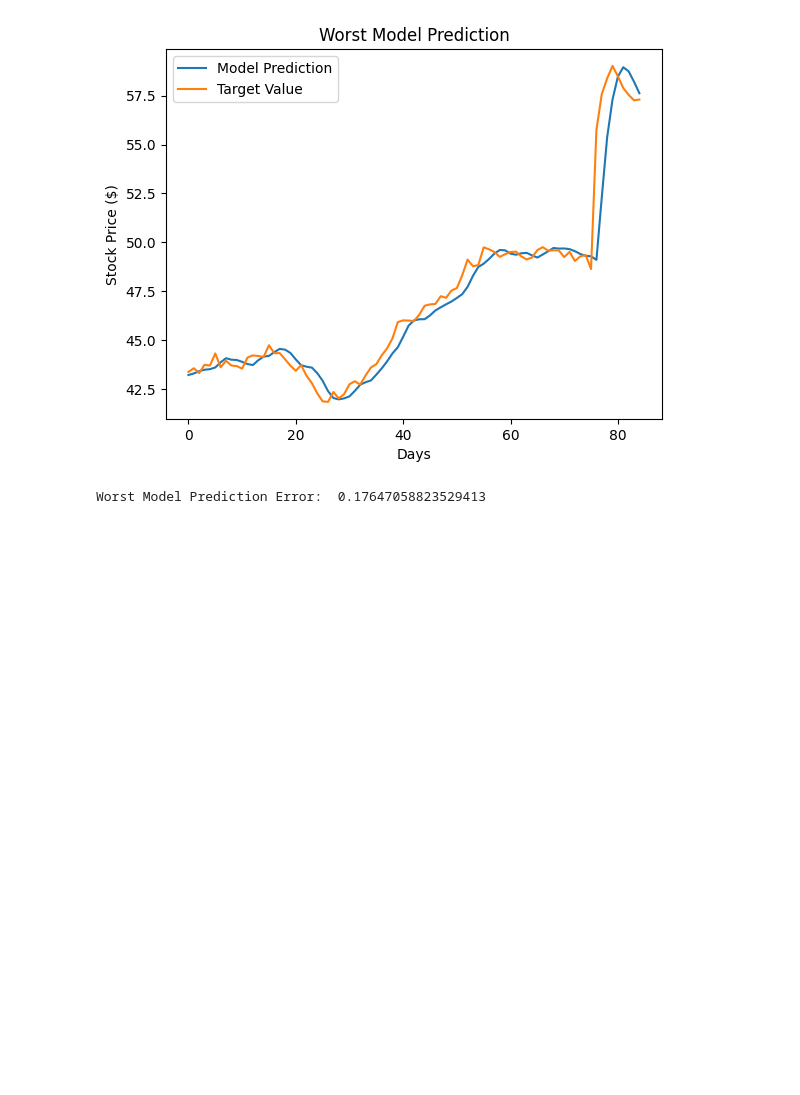
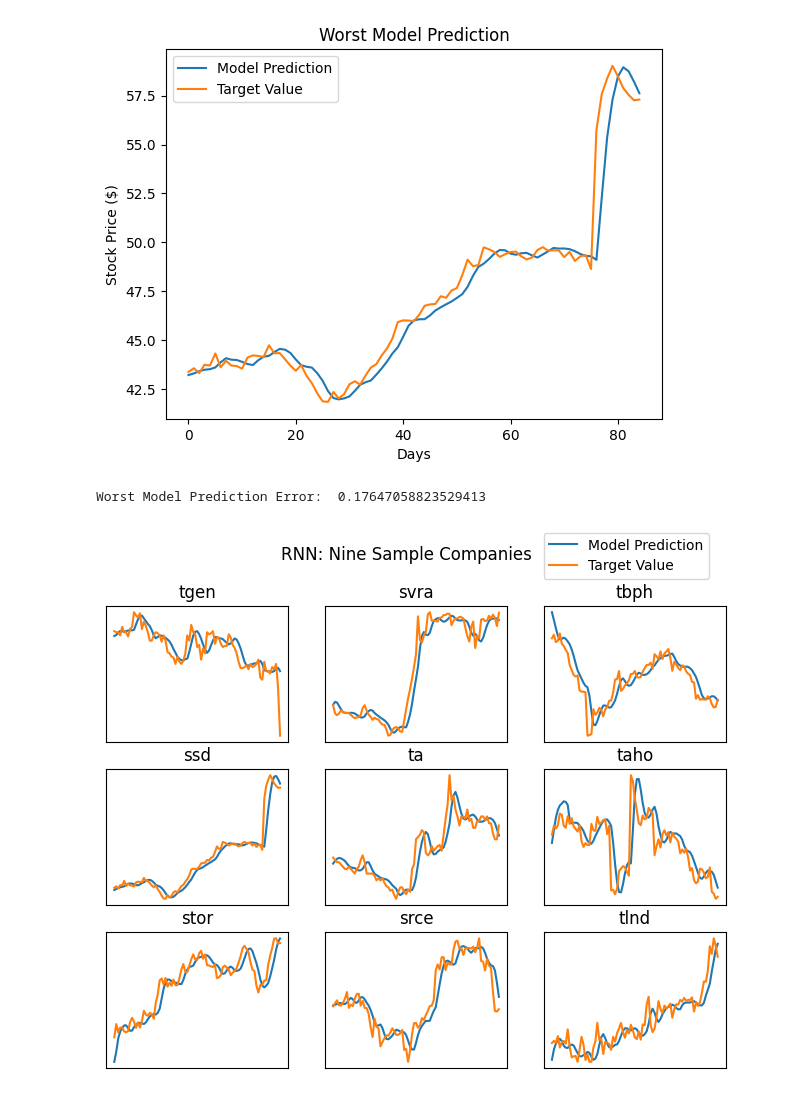
Before and after one commit to Kesavar-Kabilar/StocksRNN-PricePredictor, a Jupyter notebook: StocksRNN.ipynb, the cells around one changed output. Cells and saved outputs as stored; diff of their text form; code cells hidden in the pictures; blank space fills up the shorter version.

Commit message:
Added code for qualitative results

```diff
--- a/StocksRNN.ipynb
+++ b/StocksRNN.ipynb
@@ -413,3 +413,26 @@ goodBadExample(modelRNN, 15, test_files=test_files)
 Best Model Prediction Error:  0.03529411764705882
 [figure]
 Worst Model Prediction Error:  0.17647058823529413
+# %%
+def qualitativeResults(model, K, modelName, test_files=test_files):
+    plt.figure(figsize=(8,6), dpi=100)
+    for i in range(9):
+        plt.subplot(3, 3, i+1)
+        X, T = transform_data(test_files[i], K)
+        Y = model(X)
+        name = test_files[i].split("/")[-1][:-7]
+        plt.title(name)
+        plt.plot(np.arange(len(Y)), Y.detach().numpy(), label="Model Prediction")
+        plt.plot(np.arange(len(T)), T, label="Target Value")
+        plt.xticks([])
+        plt.yticks([])
+
+    plt.suptitle(modelName+": Nine Sample Companies")
+    plt.subplot(3, 3, 3)
+    plt.legend(loc=(0, 1.2))
+    plt.savefig(modelName+"NineSampleCompanies.png")
+    plt.show()
+# %%
+qualitativeResults(modelRNN, 15, "RNN")
+# %% [output]
+[figure, added]
```
Also changed, not shown: parts of 3 cells of this notebook.
